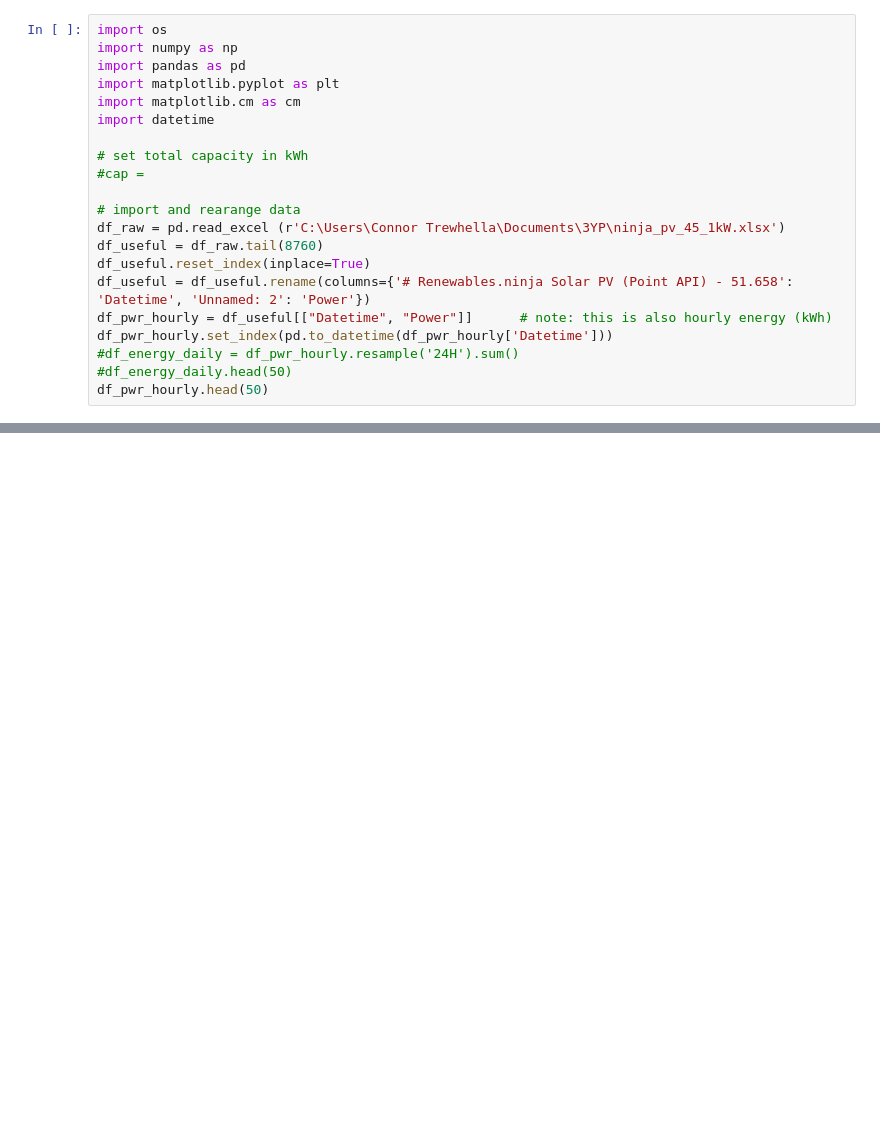
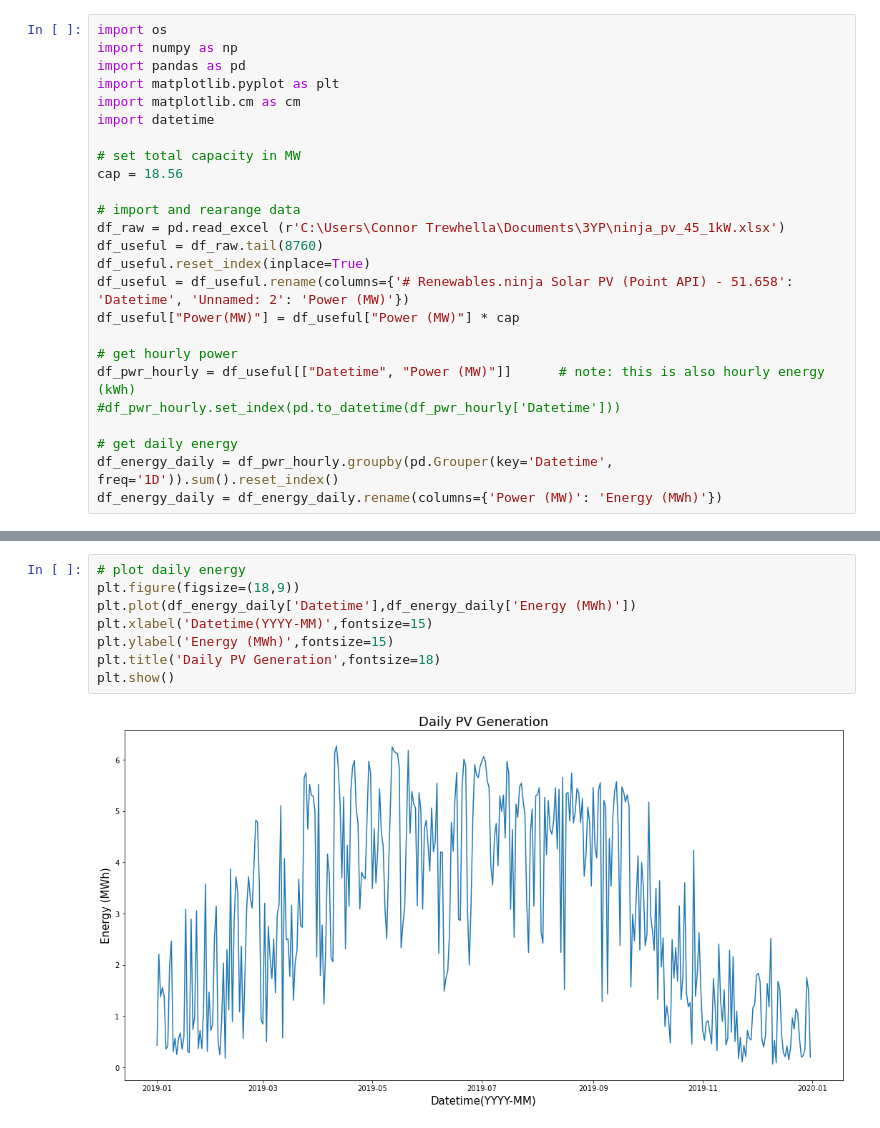
Before and after one commit to YuanJianhao508/3YP_LEO_PowerGroup, a Jupyter notebook: Solar generation data.ipynb, the cells around one changed output, grey strips where cells are left out. Drawn from its saved outputs; the diff is of its cells as text; blank space fills up the shorter version.

Commit message:
PV generation profile for Culham

```diff
--- a/Solar generation data.ipynb
+++ b/Solar generation data.ipynb
@@ -6,16 +6,20 @@ import matplotlib.pyplot as plt
 import matplotlib.cm as cm
 import datetime
 
-# set total capacity in kWh
-#cap =
+# set total capacity in MW
+cap = 18.56
 
 # import and rearange data
 df_raw = pd.read_excel (r'C:\Users\Connor Trewhella\Documents\3YP\ninja_pv_45_1kW.xlsx')
 df_useful = df_raw.tail(8760)
 df_useful.reset_index(inplace=True)
-df_useful = df_useful.rename(columns={'# Renewables.ninja Solar PV (Point API) - 51.658': 'Datetime', 'Unnamed: 2': 'Power'})
-df_pwr_hourly = df_useful[["Datetime", "Power"]]      # note: this is also hourly energy (kWh)
-df_pwr_hourly.set_index(pd.to_datetime(df_pwr_hourly['Datetime']))
-#df_energy_daily = df_pwr_hourly.resample('24H').sum()
-#df_energy_daily.head(50)
-df_pwr_hourly.head(50)
+df_useful = df_useful.rename(columns={'# Renewables.ninja Solar PV (Point API) - 51.658': 'Datetime', 'Unnamed: 2': 'Power (MW)'})
+df_useful["Power(MW)"] = df_useful["Power (MW)"] * cap
+
+# get hourly power
+df_pwr_hourly = df_useful[["Datetime", "Power (MW)"]]      # note: this is also hourly energy (kWh)
+#df_pwr_hourly.set_index(pd.to_datetime(df_pwr_hourly['Datetime']))
+
+# get daily energy
+df_energy_daily = df_pwr_hourly.groupby(pd.Grouper(key='Datetime', freq='1D')).sum().reset_index()
+df_energy_daily = df_energy_daily.rename(columns={'Power (MW)': 'Energy (MWh)'})
@@ -39,0 +58,10 @@ df_pwr_hourly.head(50)
+# %%
+# plot daily energy
+plt.figure(figsize=(18,9))
+plt.plot(df_energy_daily['Datetime'],df_energy_daily['Energy (MWh)'])
+plt.xlabel('Datetime(YYYY-MM)',fontsize=15)
+plt.ylabel('Energy (MWh)',fontsize=15)
+plt.title('Daily PV Generation',fontsize=18)
+plt.show()
+# %% [output]
+[figure, added]
```
Also changed, not shown: parts of 3 cells of this notebook.
